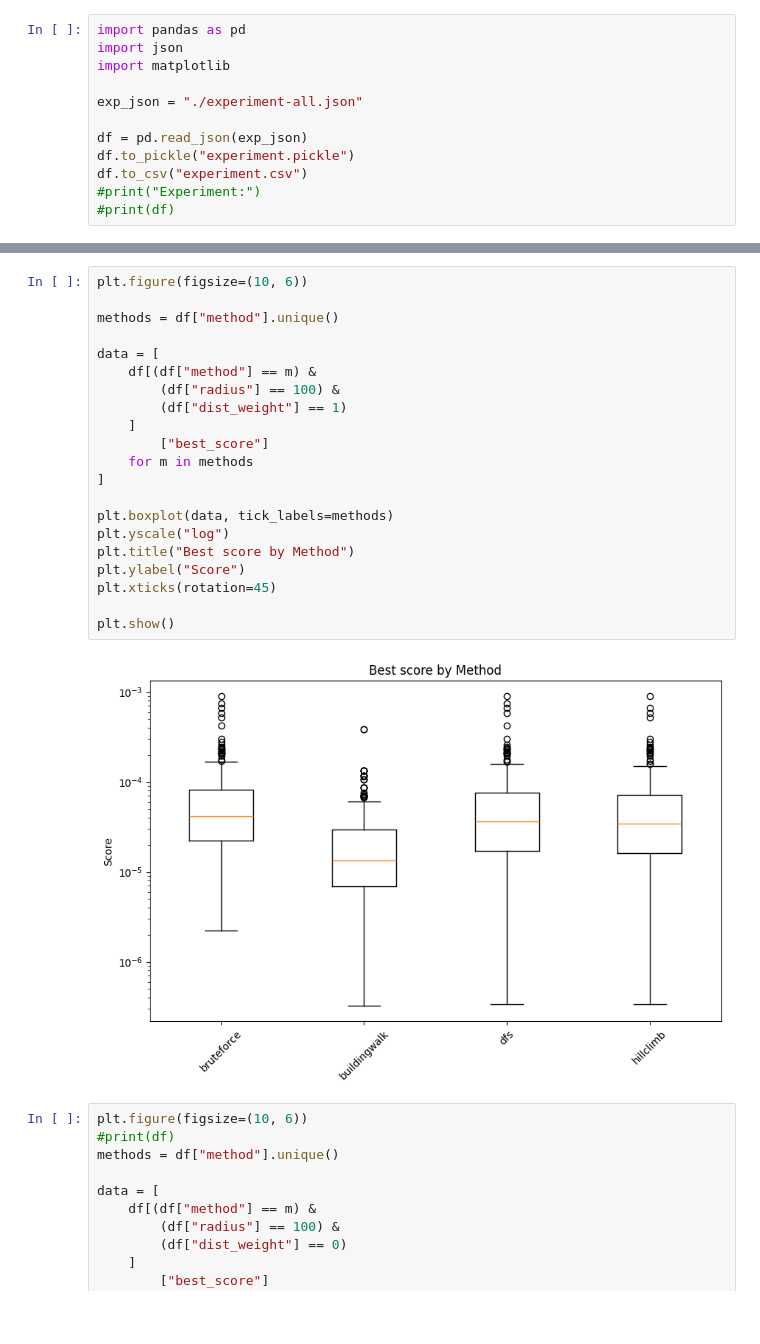
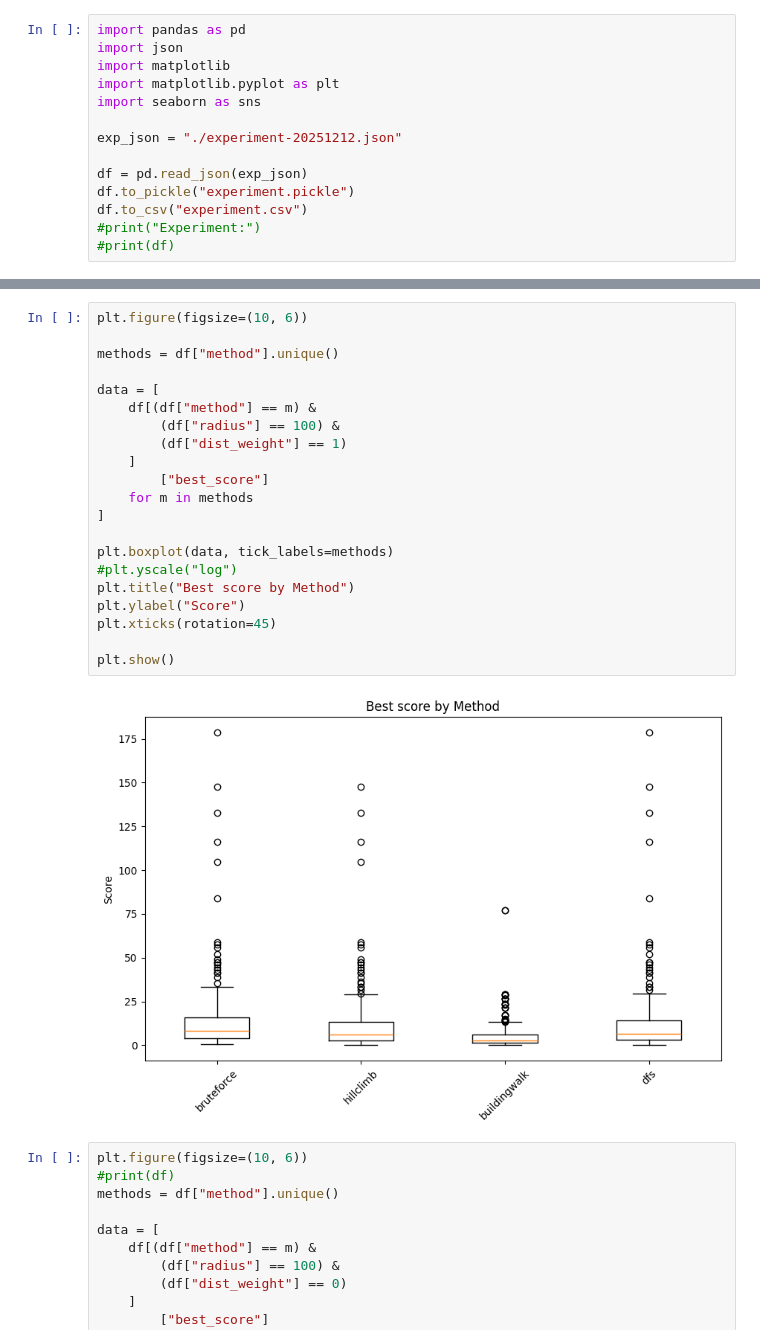
Before and after one commit to lewenhagen/AI_Enhanced_Method_for_Improved_CCTV_Camera_Placement, a Jupyter notebook: notebook.ipynb, the cells around one changed output, grey strips where cells are left out. Drawn from its saved outputs; the diff is of its cells as text; blank space fills up the shorter version.

```diff
--- a/notebook.ipynb
+++ b/notebook.ipynb
@@ -2,8 +2,10 @@
 import pandas as pd
 import json
 import matplotlib
+import matplotlib.pyplot as plt
+import seaborn as sns
 
-exp_json = "./experiment-all.json"
+exp_json = "./experiment-20251212.json"
 
 df = pd.read_json(exp_json)
 df.to_pickle("experiment.pickle")
@@ -66,26 +65,26 @@ plt.show()
 # %%
 plt.figure(figsize=(10, 6))
 
 methods = df["method"].unique()
 
 data = [
     df[(df["method"] == m) &
         (df["radius"] == 100) &
         (df["dist_weight"] == 1)
     ]
         ["best_score"]
     for m in methods
 ]
 
 plt.boxplot(data, tick_labels=methods)
-plt.yscale("log")
+#plt.yscale("log")
 plt.title("Best score by Method")
 plt.ylabel("Score")
 plt.xticks(rotation=45)
 
 plt.show()
 # %% [output]
-[figure, old version]
+[figure, new version]
 # %%
 plt.figure(figsize=(10, 6))
 #print(df)
```
Also changed, not shown: parts of 4 cells of this notebook.
